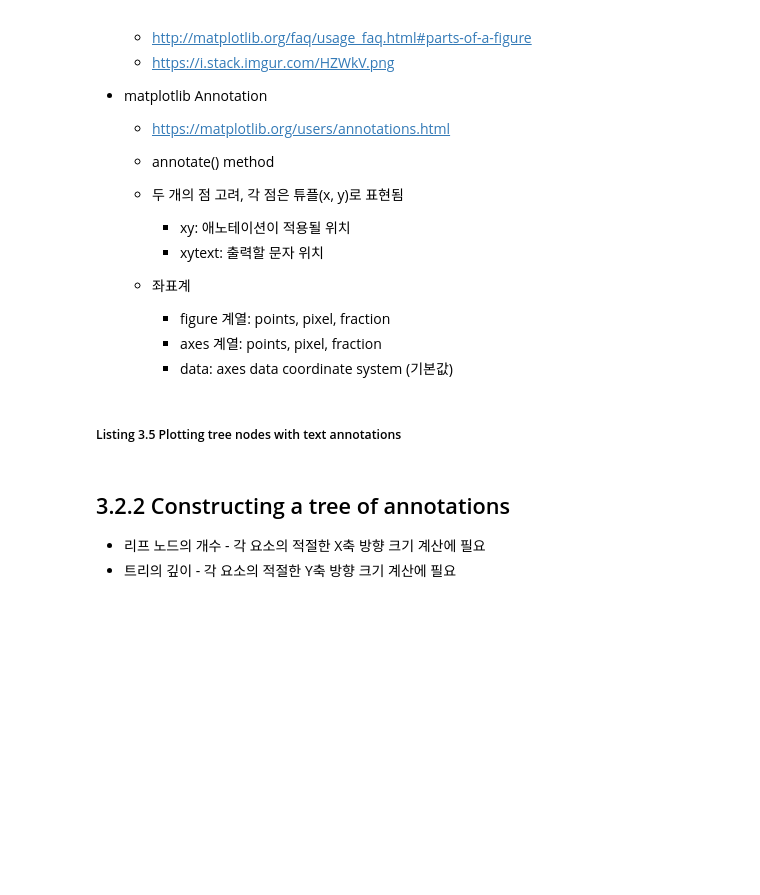
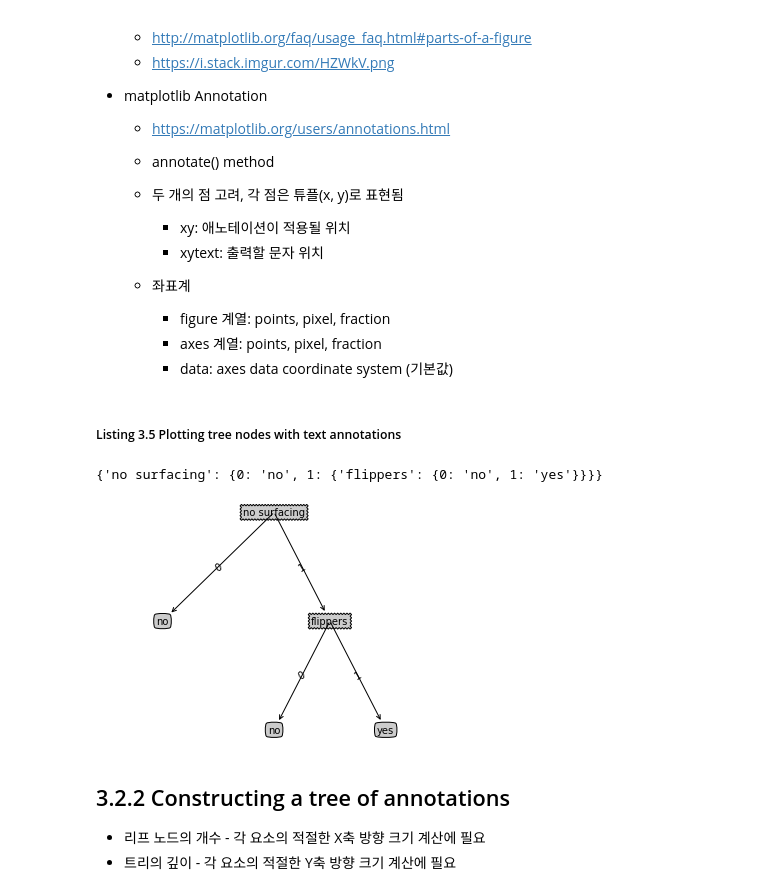
Before and after one commit to dongho0892/-, a Jupyter notebook: Ch03. Splitting datasets one feature at a time - decision trees.ipynb, the cells around one changed output. Saved outputs shown, nothing was run; the diff lists cells and outputs as text; code cells hidden in the pictures; blank space fills up the shorter version.

```diff
--- a/Ch03. Splitting datasets one feature at a time - decision trees.ipynb
+++ b/Ch03. Splitting datasets one feature at a time - decision trees.ipynb
@@ -209,3 +209,7 @@ reducedFeatVec = featVec[:axis] + featVec[axis+1:]
 # %% [markdown]
 ### # 의사결정 트리를 생성하는 것이 학습하는 것
 ##### Listing  3.4 Tree-building code
+# %%
+myDat, labels = trees.createDataSet()
+# %%
+myTree = trees.createTree(myDat,labels)
@@ -233,6 +241,15 @@ reducedFeatVec = featVec[:axis] + featVec[axis+1:]
     + data: axes data coordinate system (기본값)
 # %% [markdown]
 ##### Listing 3.5 Plotting tree nodes with text annotations
+# %%
+import treePlotter       # 별도의 py 파일이 있음.
+myTree # 첫번쨰 사전 / 두번째 사전 / 세번째 사전
+# %% [output]
+{'no surfacing': {0: 'no', 1: {'flippers': {0: 'no', 1: 'yes'}}}}
+# %%
+treePlotter.createPlot(myTree)
+# %% [output]
+[figure, added]
 # %% [markdown]
 ## 3.2.2 Constructing a tree of annotations
 * 리프 노드의 개수 - 각 요소의 적절한 X축 방향 크기 계산에 필요
```
Also changed, not shown: parts of 19 cells of this notebook, 2 other files.
